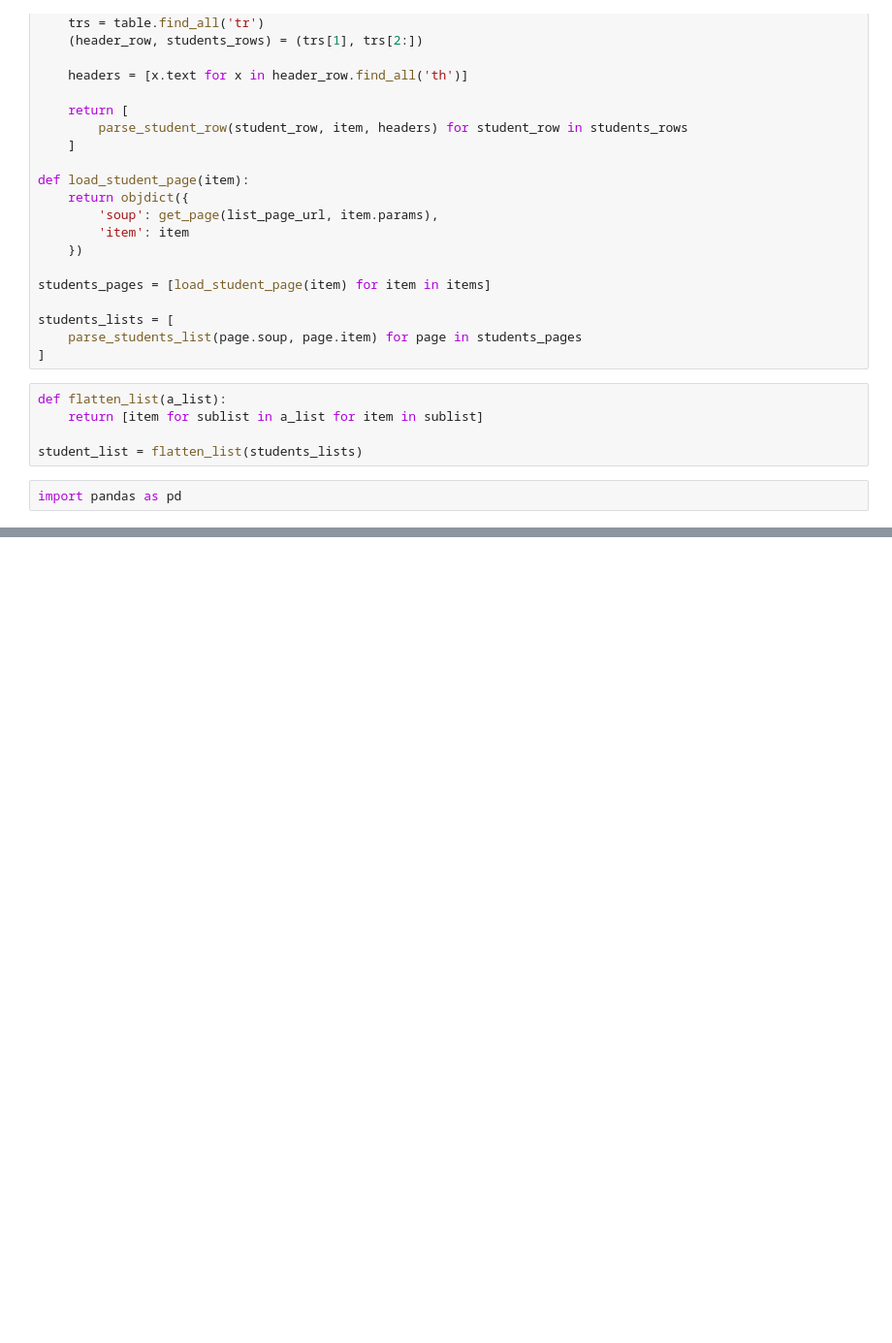
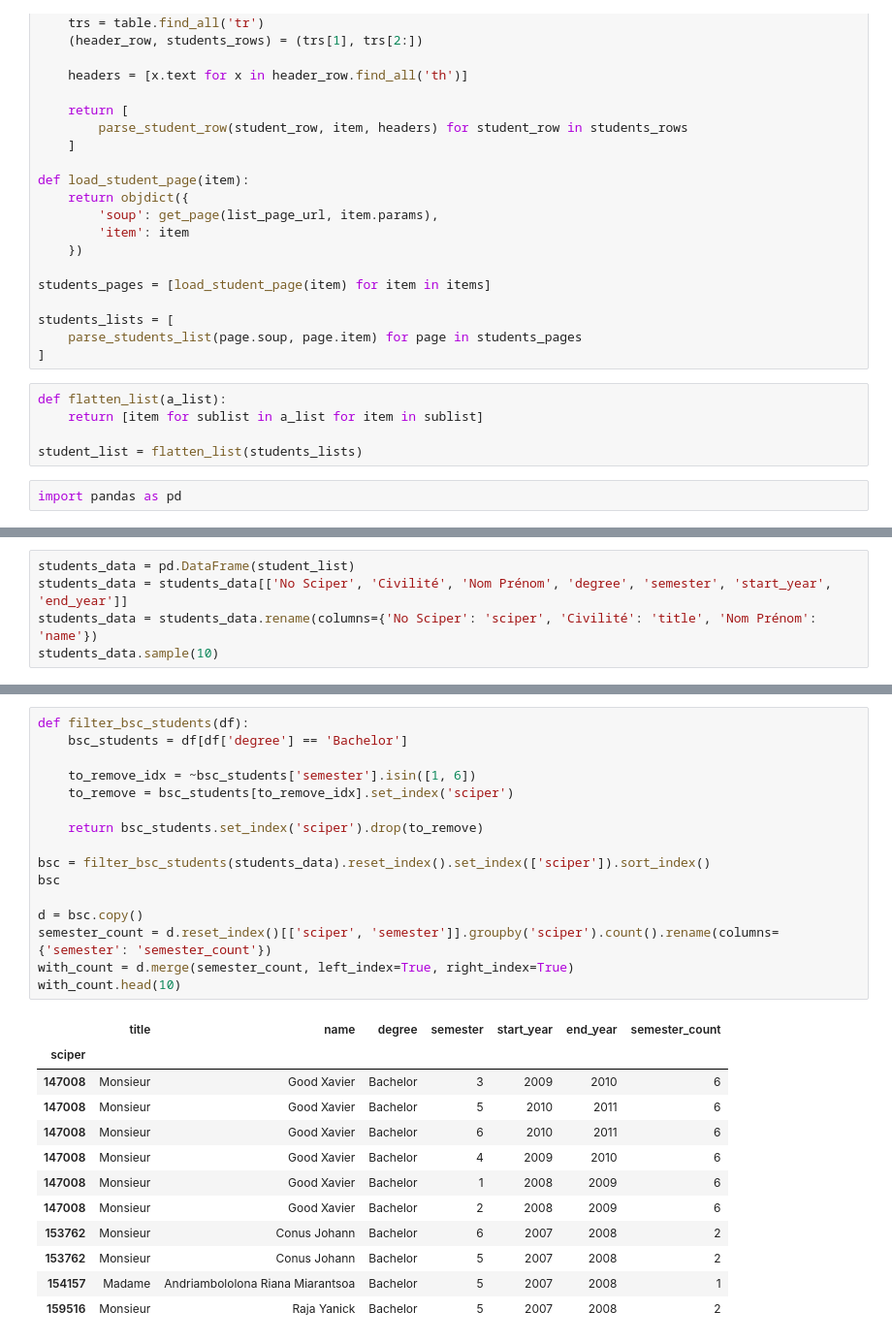
Before and after one commit to romac/ADAHomeworks, a Jupyter notebook: 02 - Data from the Web/Scraper.ipynb, the cells around one changed output, grey strips where cells are left out. Shown at 97% size. Drawn from its saved outputs; the diff is of its cells as text; blank space fills up the shorter version.

```diff
--- a/02 - Data from the Web/Scraper.ipynb
+++ b/02 - Data from the Web/Scraper.ipynb
@@ -369,0 +294,5 @@ d
+# %%
+students_data = pd.DataFrame(student_list)
+students_data = students_data[['No Sciper', 'Civilité', 'Nom Prénom', 'degree', 'semester', 'start_year', 'end_year']]
+students_data = students_data.rename(columns={'No Sciper': 'sciper', 'Civilité': 'title', 'Nom Prénom': 'name'})
+students_data.sample(10)
@@ -369,0 +311,29 @@ d
+# %%
+def filter_bsc_students(df):
+    bsc_students = df[df['degree'] == 'Bachelor']
+
+    to_remove_idx = ~bsc_students['semester'].isin([1, 6])
+    to_remove = bsc_students[to_remove_idx].set_index('sciper')
+
+    return bsc_students.set_index('sciper').drop(to_remove)
+
+bsc = filter_bsc_students(students_data).reset_index().set_index(['sciper']).sort_index()
+bsc
+
+d = bsc.copy()
+semester_count = d.reset_index()[['sciper', 'semester']].groupby('sciper').count().rename(columns={'semester': 'semester_count'})
+with_count = d.merge(semester_count, left_index=True, right_index=True)
+with_count.head(10)
+# %% [output]
+|  | title | name | degree | semester | start_year | end_year | semester_count |
+| sciper |  |  |  |  |  |  |  |
+| 147008 | Monsieur | Good Xavier | Bachelor | 3 | 2009 | 2010 | 6 |
+| 147008 | Monsieur | Good Xavier | Bachelor | 5 | 2010 | 2011 | 6 |
+| 147008 | Monsieur | Good Xavier | Bachelor | 6 | 2010 | 2011 | 6 |
+| 147008 | Monsieur | Good Xavier | Bachelor | 4 | 2009 | 2010 | 6 |
+| 147008 | Monsieur | Good Xavier | Bachelor | 1 | 2008 | 2009 | 6 |
+| 147008 | Monsieur | Good Xavier | Bachelor | 2 | 2008 | 2009 | 6 |
+| 153762 | Monsieur | Conus Johann | Bachelor | 6 | 2007 | 2008 | 2 |
+| 153762 | Monsieur | Conus Johann | Bachelor | 5 | 2007 | 2008 | 2 |
+| 154157 | Madame | Andriambololona Riana Miarantsoa | Bachelor | 5 | 2007 | 2008 | 1 |
+| 159516 | Monsieur | Raja Yanick | Bachelor | 5 | 2007 | 2008 | 2 |
```
Also changed, not shown: parts of 11 cells of this notebook.
